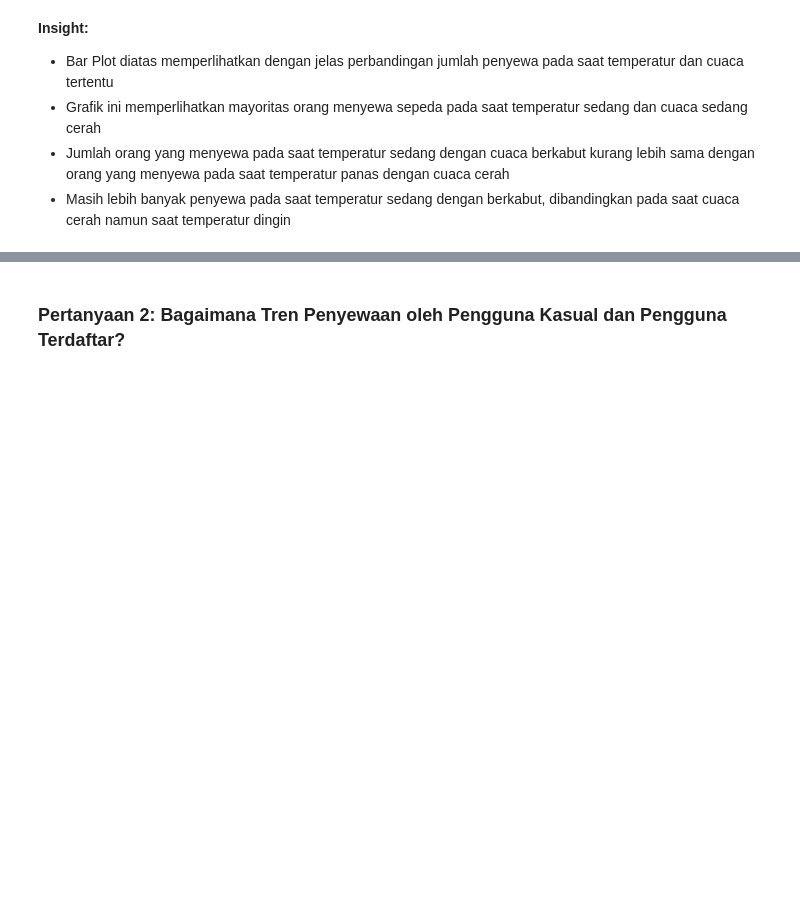
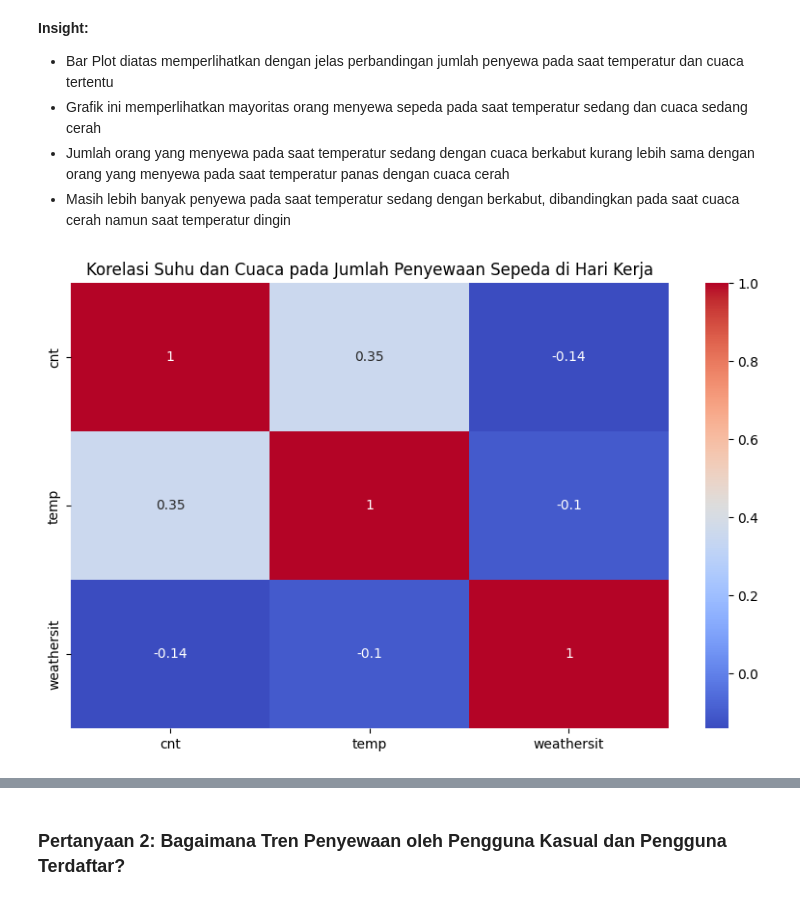
Before and after one commit to milzamh/dicoding, a Jupyter notebook: notebook.ipynb, the cells around one changed output, grey strips where cells are left out. Cells and saved outputs as stored; diff of their text form; code cells hidden in the pictures; blank space fills up the shorter version.

```diff
--- a/notebook.ipynb
+++ b/notebook.ipynb
@@ -253,3 +364,13 @@ plt.legend(title='Kondisi Cuaca')
 - Grafik ini memperlihatkan mayoritas orang menyewa sepeda pada saat temperatur sedang dan cuaca sedang cerah
 - Jumlah orang yang menyewa pada saat temperatur sedang dengan cuaca berkabut kurang lebih sama dengan orang yang menyewa pada saat temperatur panas dengan cuaca cerah
 - Masih lebih banyak penyewa pada saat temperatur sedang dengan berkabut, dibandingkan pada saat cuaca cerah namun saat temperatur dingin
+# %%
+selected_columns = workdays[['cnt', 'temp', 'weathersit']]
+correlation_matrix = selected_columns.corr()
+
+plt.figure(figsize=(10, 6))
+sns.heatmap(correlation_matrix, annot=True, cmap='coolwarm')
+plt.title('Korelasi Suhu dan Cuaca pada Jumlah Penyewaan Sepeda di Hari Kerja')
+plt.show()
+# %% [output]
+[figure, added]
```
Also changed, not shown: parts of 22 cells of this notebook, 2 other files.
